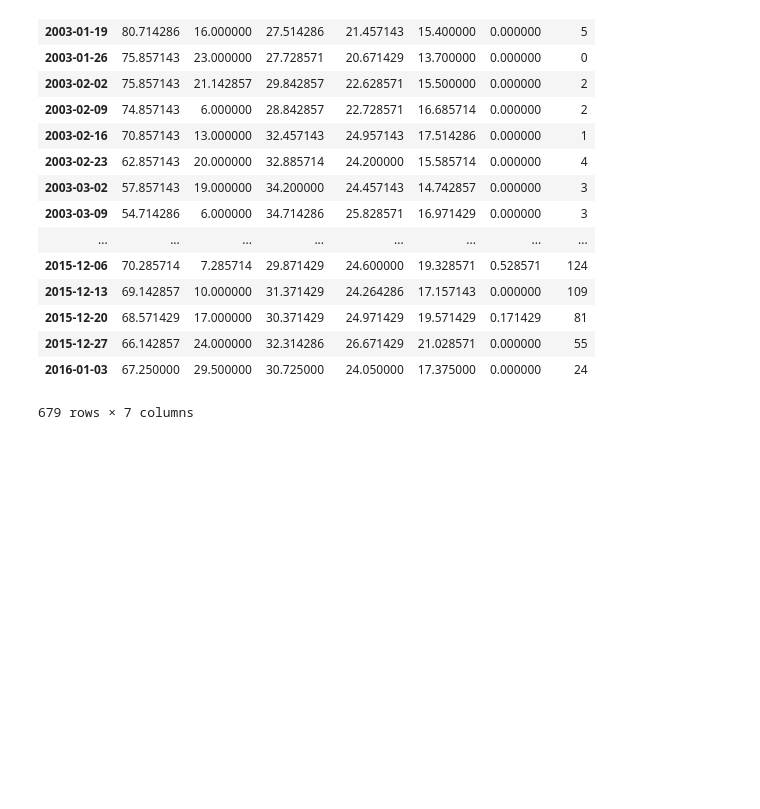
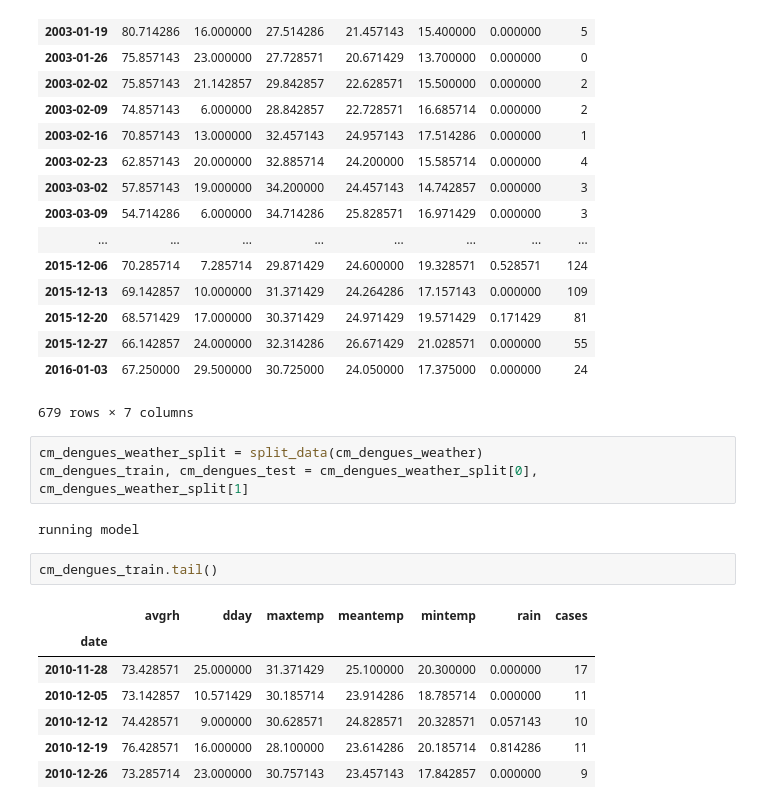
Before and after one commit to johnnycs/dengue-prediction, a Jupyter notebook: Dengue and Weather Correlation.ipynb, the cells around one changed output. Saved outputs shown, nothing was run; the diff lists cells and outputs as text; blank space fills up the shorter version.

```diff
--- a/Dengue and Weather Correlation.ipynb
+++ b/Dengue and Weather Correlation.ipynb
@@ -67,4 +74,19 @@ cm_dengues_weather
 | 2015-12-27 | 66.142857 | 24.000000 | 32.314286 | 26.671429 | 21.028571 | 0.000000 | 55 |
 | 2016-01-03 | 67.250000 | 29.500000 | 30.725000 | 24.050000 | 17.375000 | 0.000000 | 24 |
 679 rows × 7 columns
+# %%
+cm_dengues_weather_split = split_data(cm_dengues_weather)
+cm_dengues_train, cm_dengues_test = cm_dengues_weather_split[0], cm_dengues_weather_split[1]
+# %% [output]
+running model
+# %%
+cm_dengues_train.tail()
+# %% [output]
+|  | avgrh | dday | maxtemp | meantemp | mintemp | rain | cases |
+| date |  |  |  |  |  |  |  |
+| 2010-11-28 | 73.428571 | 25.000000 | 31.371429 | 25.100000 | 20.300000 | 0.000000 | 17 |
+| 2010-12-05 | 73.142857 | 10.571429 | 30.185714 | 23.914286 | 18.785714 | 0.000000 | 11 |
+| 2010-12-12 | 74.428571 | 9.000000 | 30.628571 | 24.828571 | 20.328571 | 0.057143 | 10 |
+| 2010-12-19 | 76.428571 | 16.000000 | 28.100000 | 23.614286 | 20.185714 | 0.814286 | 11 |
+| 2010-12-26 | 73.285714 | 23.000000 | 30.757143 | 23.457143 | 17.842857 | 0.000000 | 9 |
 # %%
```
Also changed, not shown: parts of 14 cells of this notebook, 12 other files.
